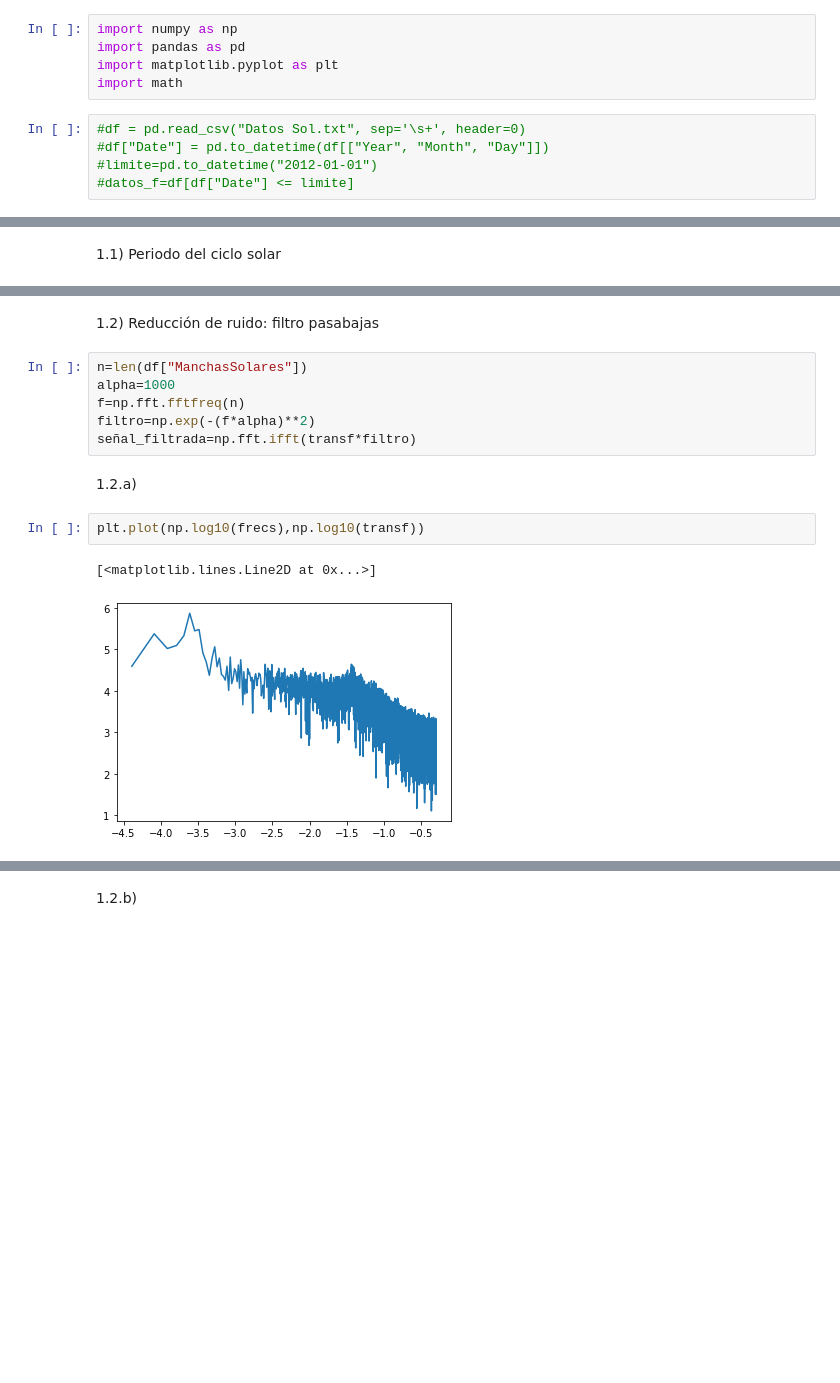
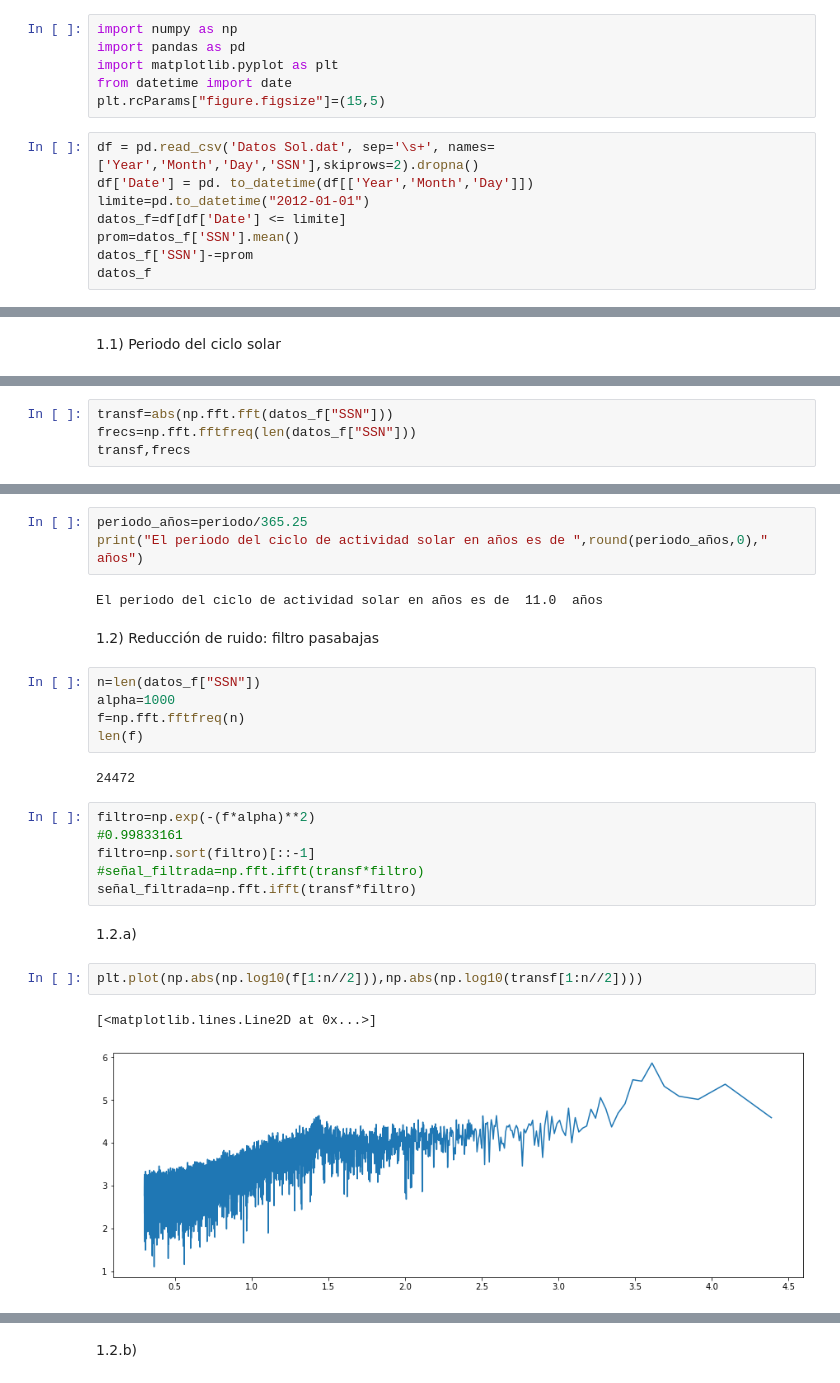
Before and after one commit to CatalinaFlorez/Metodos-Computacionales-2---Borrero-Florez, a Jupyter notebook: Taller 2.ipynb, the cells around one changed output, grey strips where cells are left out. Drawn from its saved outputs; the diff is of its cells as text; blank space fills up the shorter version.

```diff
--- a/Taller 2.ipynb
+++ b/Taller 2.ipynb
@@ -2,9 +2,13 @@
 import numpy as np
 import pandas as pd
 import matplotlib.pyplot as plt
-import math
+from datetime import date
+plt.rcParams["figure.figsize"]=(15,5)
 # %%
-#df = pd.read_csv("Datos Sol.txt", sep='\s+', header=0)
-#df["Date"] = pd.to_datetime(df[["Year", "Month", "Day"]])
-#limite=pd.to_datetime("2012-01-01")
-#datos_f=df[df["Date"] <= limite]
+df = pd.read_csv('Datos Sol.dat', sep='\s+', names=['Year','Month','Day','SSN'],skiprows=2).dropna()
+df['Date'] = pd. to_datetime(df[['Year','Month','Day']])
+limite=pd.to_datetime("2012-01-01")
+datos_f=df[df['Date'] <= limite]
+prom=datos_f['SSN'].mean()
+datos_f['SSN']-=prom
+datos_f
@@ -204,0 +36,4 @@ periodo_años
+# %%
+transf=abs(np.fft.fft(datos_f["SSN"]))
+frecs=np.fft.fftfreq(len(datos_f["SSN"]))
+transf,frecs
@@ -205,15 +63,27 @@ periodo_años
+# %%
+periodo_años=periodo/365.25
+print("El periodo del ciclo de actividad solar en años es de ",round(periodo_años,0)," años")
+# %% [output]
+El periodo del ciclo de actividad solar en años es de  11.0  años
 # %% [markdown]
 1.2) Reducción de ruido: filtro pasabajas
 # %%
-n=len(df["ManchasSolares"])
+n=len(datos_f["SSN"])
 alpha=1000
 f=np.fft.fftfreq(n)
-filtro=np.exp(-(f*alpha)**2)
-señal_filtrada=np.fft.ifft(transf*filtro)
+len(f)
+# %% [output]
+24472
+# %%
+filtro=np.exp(-(f*alpha)**2)
+#0.99833161
+filtro=np.sort(filtro)[::-1]
+#señal_filtrada=np.fft.ifft(transf*filtro)
+señal_filtrada=np.fft.ifft(transf*filtro)
 # %% [markdown]
 1.2.a)
 # %%
-plt.plot(np.log10(frecs),np.log10(transf))
+plt.plot(np.abs(np.log10(f[1:n//2])),np.abs(np.log10(transf[1:n//2])))
 # %% [output]
 [<matplotlib.lines.Line2D at 0x...>]
-[figure, old version]
+[figure, new version]
```
Also changed, not shown: parts of 30 cells of this notebook.
